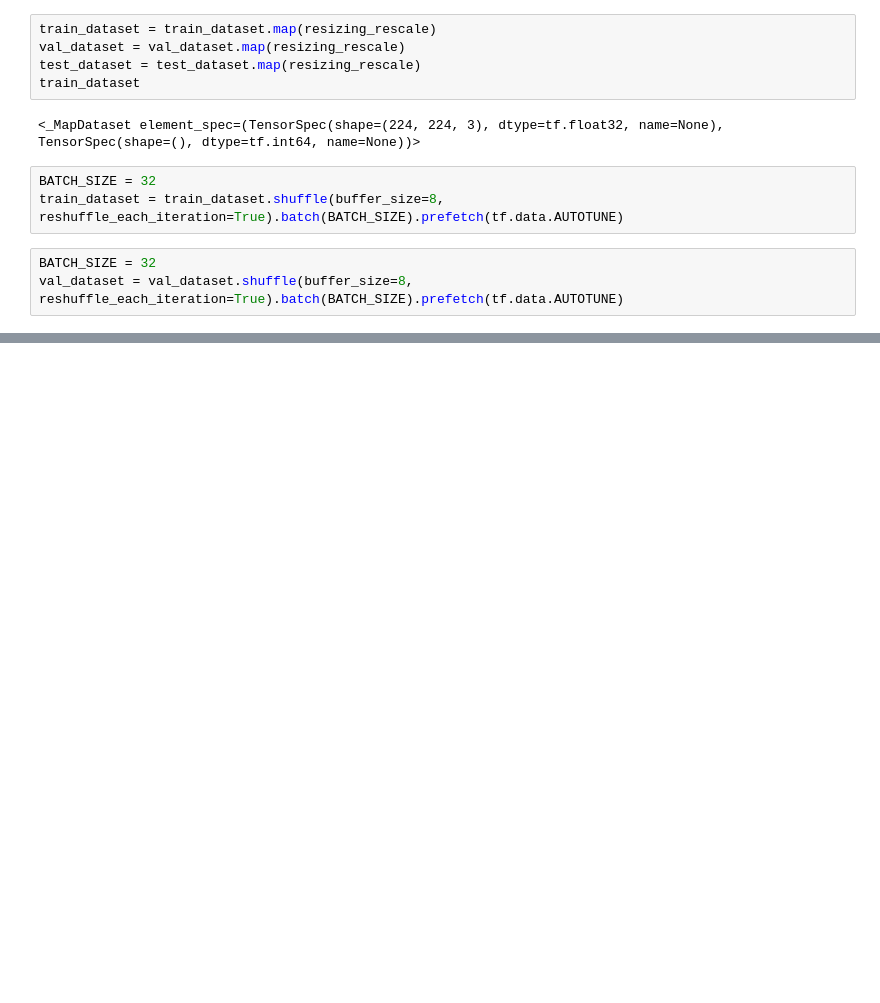
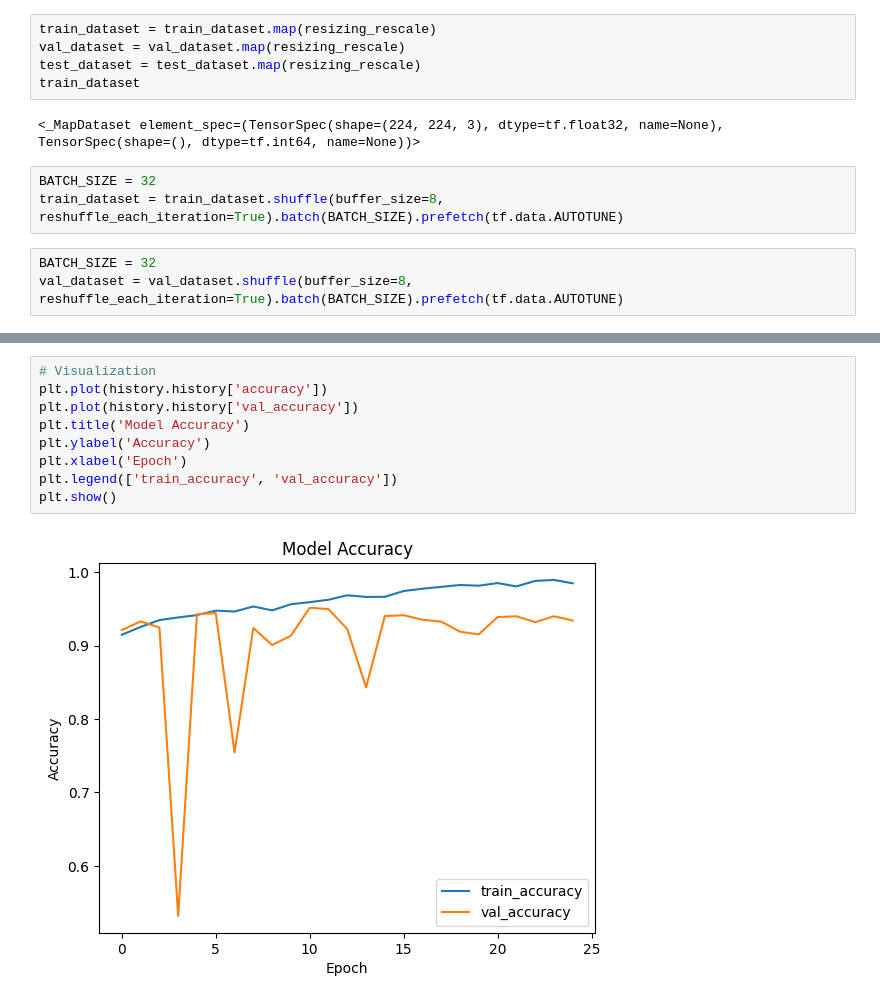
Before and after one commit to Adao007/malariadetection, a Jupyter notebook: MalariaDetection.ipynb, the cells around one changed output, grey strips where cells are left out. Cells and saved outputs as stored; diff of their text form; blank space fills up the shorter version.

```diff
--- a/MalariaDetection.ipynb
+++ b/MalariaDetection.ipynb
@@ -155,0 +174,11 @@ KeyboardInterrupt:
+# %%
+# Visualization
+plt.plot(history.history['accuracy'])
+plt.plot(history.history['val_accuracy'])
+plt.title('Model Accuracy')
+plt.ylabel('Accuracy')
+plt.xlabel('Epoch')
+plt.legend(['train_accuracy', 'val_accuracy'])
+plt.show()
+# %% [output]
+[figure, added]
```
Also changed, not shown: parts of 6 cells of this notebook.
